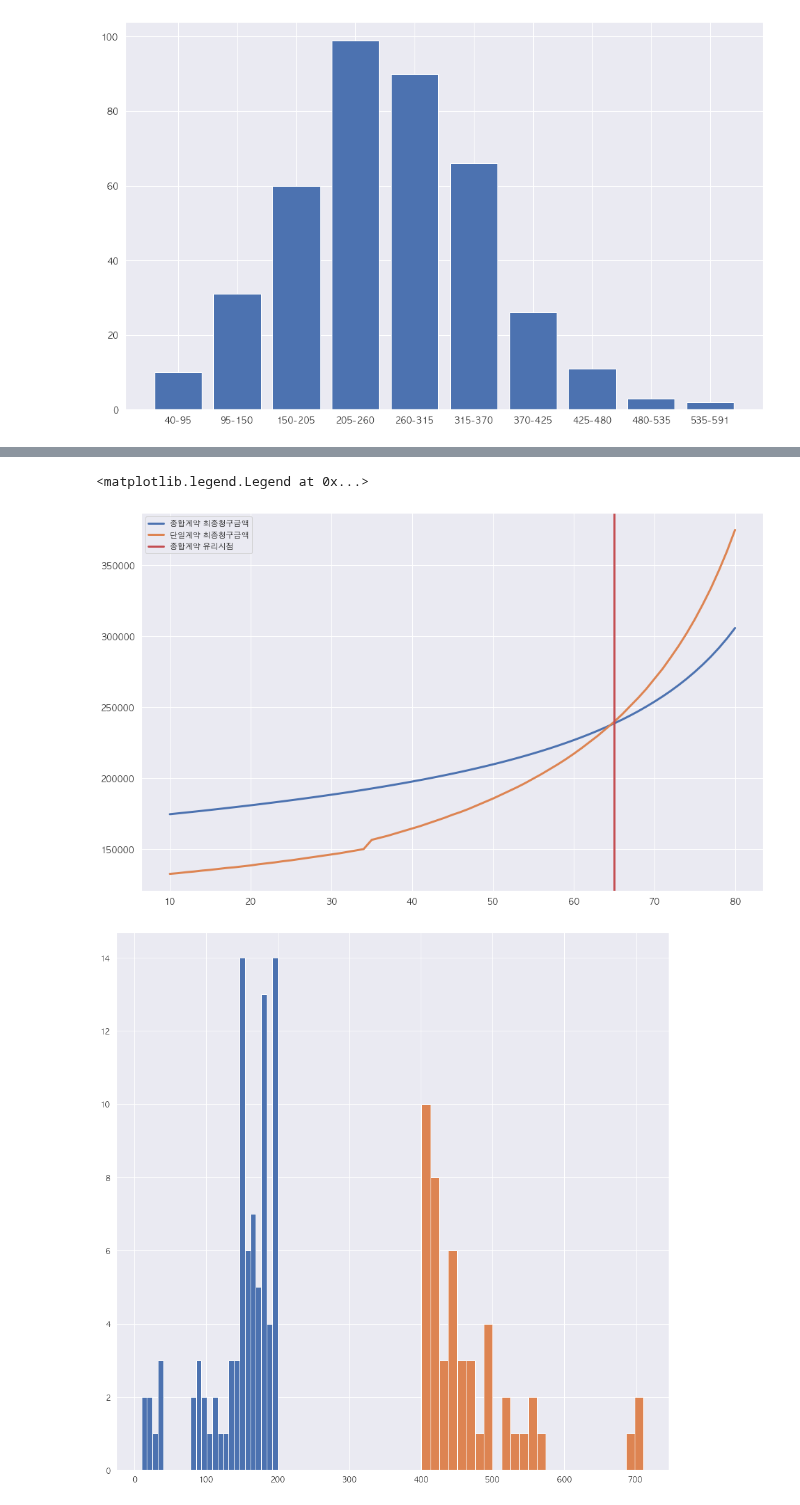
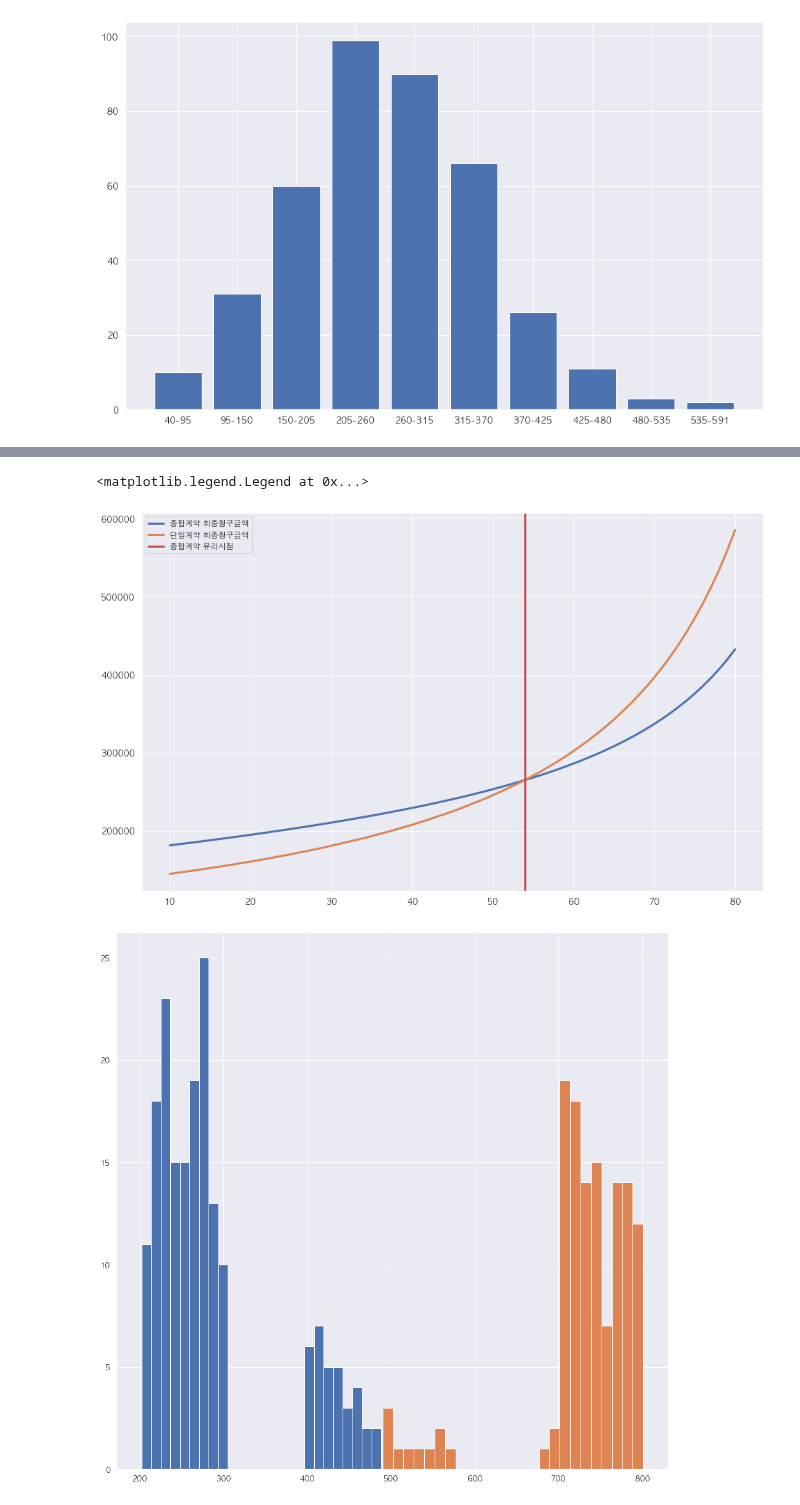
Before and after one commit to formegusto/contract-recommendation-system, a Jupyter notebook: prototype/notebook/documentation.ipynb, the cells around one changed output, grey strips where cells are left out. Drawn from its saved outputs; the diff is of its cells as text; code cells hidden in the pictures.

```diff
--- a/prototype/notebook/documentation.ipynb
+++ b/prototype/notebook/documentation.ipynb
@@ -111,13 +99,13 @@ in_m['month'] = [month]
 # step_1_df = month_usage_df[month_usage_df['usage (kWh)'] <= 200]
 # step_1_df = month_usage_df[(month_usage_df['usage (kWh)'] <= 400) & (month_usage_df['usage (kWh)'] >= 201)]
 # step_1_df = month_usage_df[(month_usage_df['usage (kWh)'] >= 401)]
-step_1_df = month_usage_df[(month_usage_df['usage (kWh)'] >= 401) | (month_usage_df['usage (kWh)'] <= 200)]
+# step_1_df = month_usage_df[(month_usage_df['usage (kWh)'] >= 401) | (month_usage_df['usage (kWh)'] <= 200)]
 # step_1_df = month_usage_df[((month_usage_df['usage (kWh)'] <= 400) & (month_usage_df['usage (kWh)'] >= 201)) | (month_usage_df['usage (kWh)'] <= 200)]
-# step_1_df = month_usage_df[((month_usage_df['usage (kWh)'] <= 400) & (month_usage_df['usage (kWh)'] >= 201)) | (month_usage_df['usage (kWh)'] >= 401)]
+step_1_df = month_usage_df[((month_usage_df['usage (kWh)'] <= 400) & (month_usage_df['usage (kWh)'] >= 201)) | (month_usage_df['usage (kWh)'] >= 401)]
 
 # step_1_df = step_1_df[:round(len(step_1_df) / 2)]
-# for idx in step_1_df[(step_1_df['usage (kWh)'] >= 150) & (step_1_df['usage (kWh)'] <= 201)].index:
-#     step_1_df.loc[idx]['usage (kWh)'] += 400
+for idx in step_1_df[(step_1_df['usage (kWh)'] >= 300) & (step_1_df['usage (kWh)'] <= 401)].index:
+    step_1_df.loc[idx]['usage (kWh)'] += 400
 
 for idx in step_1_df.index:
     name = step_1_df.loc[idx]['name']
@@ -274,33 +262,33 @@ plt.axvline(chk_idx + min_per, label="종합계약 유리시점", color="r", lin
 plt.legend()
 # %% [output]
 <matplotlib.legend.Legend at 0x...>
-[figure, old version]
+[figure, new version]
 # %%
-percentage = 40
+percentage = 31
 comp_array = result['information']['positive_households'][percentage - min_per]['comp']
 single_array = result['information']['positive_households'][percentage - min_per]['single']
 
 comp_hist = pd.DataFrame(columns=['name', 'usage (kWh)'])
 for comp in comp_array:
     comp_hist = comp_hist.append({
         "name": comp['name'],
         "usage (kWh)": comp['kwh']
     },ignore_index=True)
 
 single_hist = pd.DataFrame(columns=['name', 'usage (kWh)'])
 for single in single_array:
     single_hist = single_hist.append({
         "name": single['name'],
         "usage (kWh)": single['kwh']
     },ignore_index=True)
 
 plt.figure(figsize=(16,16))
 plt.hist(comp_hist['usage (kWh)'], bins=25, label="종합계약 유리 가구 수 사용량 분포")
 plt.hist(single_hist['usage (kWh)'], bins=25, label="단일계약 유리 가구 수 사용량 분포")
 
 plt.show()
 # %% [output]
-[figure, old version]
+[figure, new version]
 # %%
 main_target = 'better'
 c, s = result[main_target]['comp'], result[main_target]['single']
```
Also changed, not shown: parts of 15 cells of this notebook.
